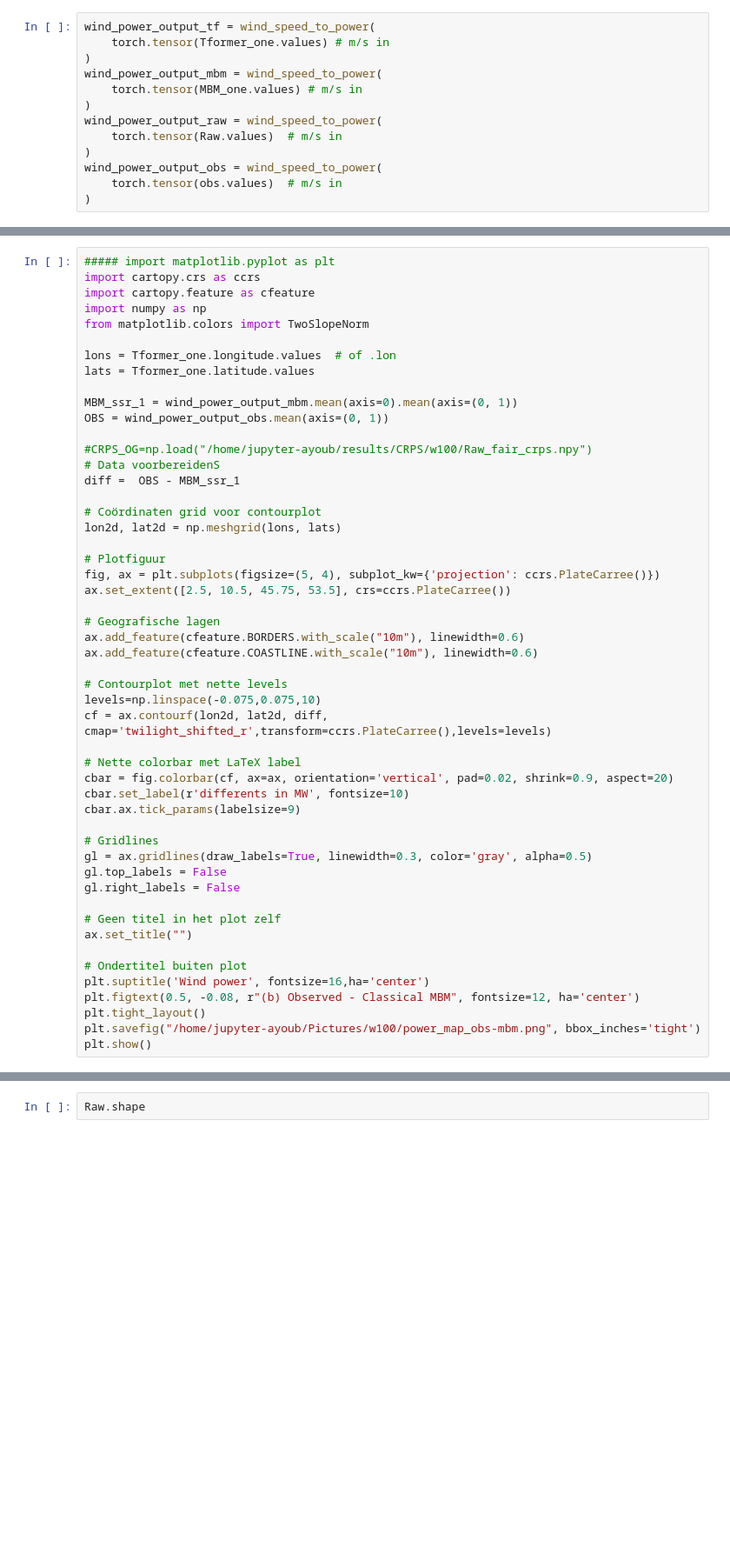
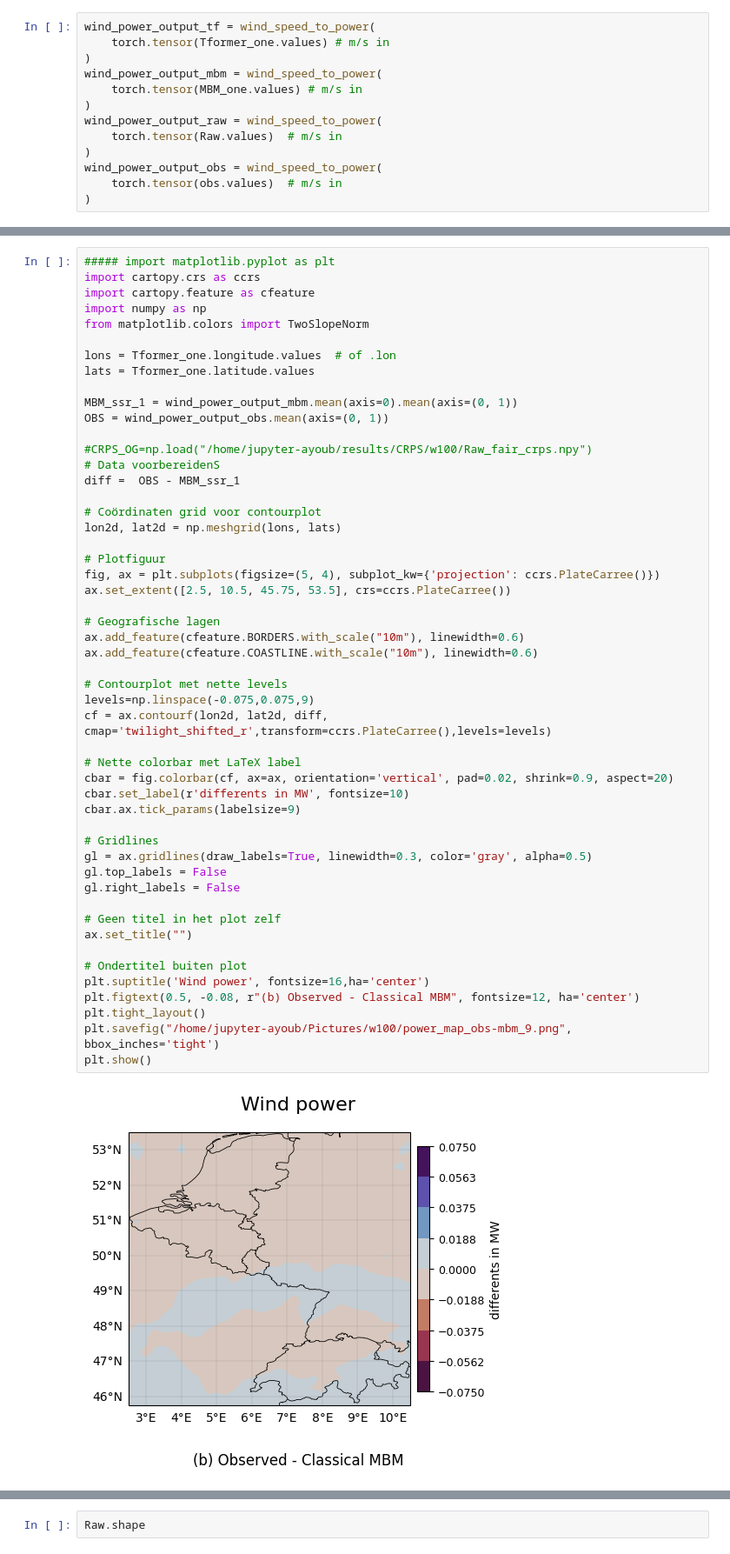
Before and after one commit to Ayoub-cmd707/Weather_forcasting, a Jupyter notebook: energiePr_w100.ipynb, the cells around one changed output, grey strips where cells are left out. Shown at 87% size. Cells and saved outputs as stored; diff of their text form; blank space fills up the shorter version.

```diff
--- a/energiePr_w100.ipynb
+++ b/energiePr_w100.ipynb
@@ -300,35 +308,37 @@ lon2d, lat2d = np.meshgrid(lons, lats)
 
 # Plotfiguur
 fig, ax = plt.subplots(figsize=(5, 4), subplot_kw={'projection': ccrs.PlateCarree()})
 ax.set_extent([2.5, 10.5, 45.75, 53.5], crs=ccrs.PlateCarree())
 
 # Geografische lagen
 ax.add_feature(cfeature.BORDERS.with_scale("10m"), linewidth=0.6)
 ax.add_feature(cfeature.COASTLINE.with_scale("10m"), linewidth=0.6)
 
 # Contourplot met nette levels
-levels=np.linspace(-0.075,0.075,10)
+levels=np.linspace(-0.075,0.075,9)
 cf = ax.contourf(lon2d, lat2d, diff, cmap='twilight_shifted_r',transform=ccrs.PlateCarree(),levels=levels)
 
 # Nette colorbar met LaTeX label
 cbar = fig.colorbar(cf, ax=ax, orientation='vertical', pad=0.02, shrink=0.9, aspect=20)
 cbar.set_label(r'differents in MW', fontsize=10)
 cbar.ax.tick_params(labelsize=9)
 
 # Gridlines
 gl = ax.gridlines(draw_labels=True, linewidth=0.3, color='gray', alpha=0.5)
 gl.top_labels = False
 gl.right_labels = False
 
 # Geen titel in het plot zelf
 ax.set_title("")
 
 # Ondertitel buiten plot
 plt.suptitle('Wind power', fontsize=16,ha='center')
 plt.figtext(0.5, -0.08, r"(b) Observed - Classical MBM", fontsize=12, ha='center')
 plt.tight_layout()
-plt.savefig("/home/jupyter-ayoub/Pictures/w100/power_map_obs-mbm.png", bbox_inches='tight')
+plt.savefig("/home/jupyter-ayoub/Pictures/w100/power_map_obs-mbm_9.png", bbox_inches='tight')
 plt.show()
+# %% [output]
+[figure, added]
 # %%
 ##### import matplotlib.pyplot as plt
 import cartopy.crs as ccrs
```
Also changed, not shown: parts of 5 cells of this notebook, 7 other files.
